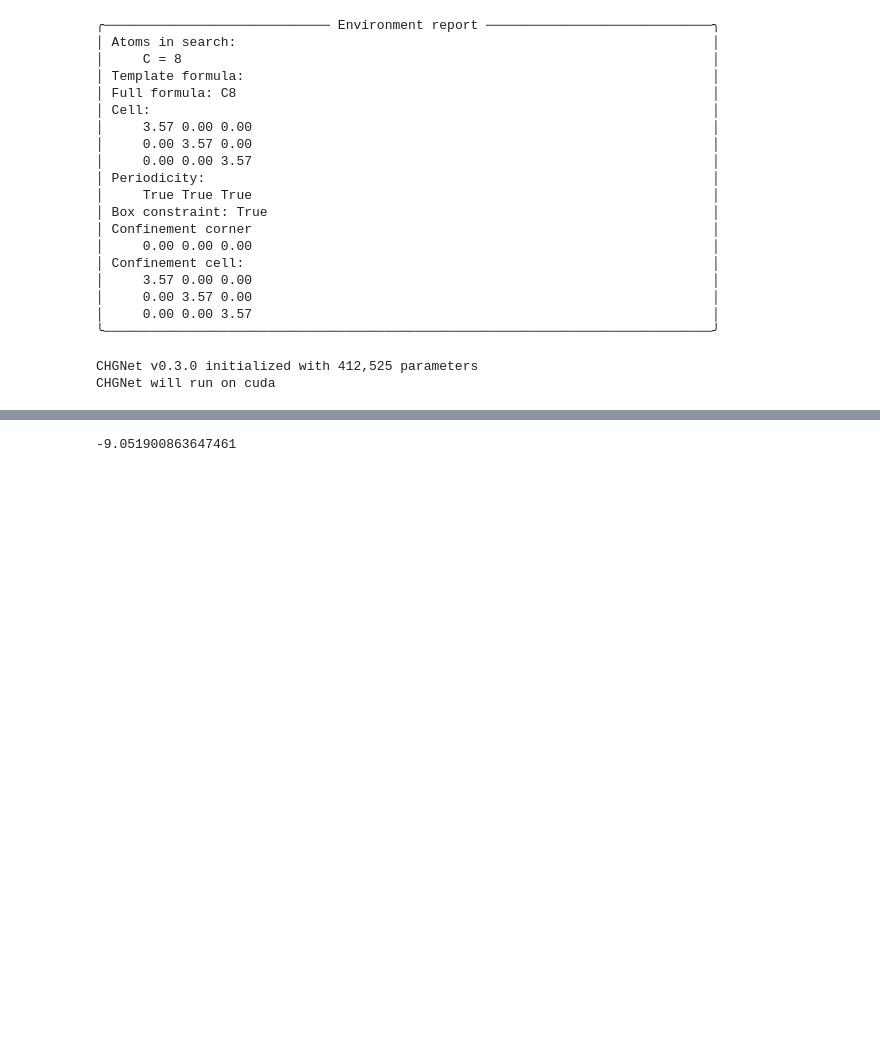
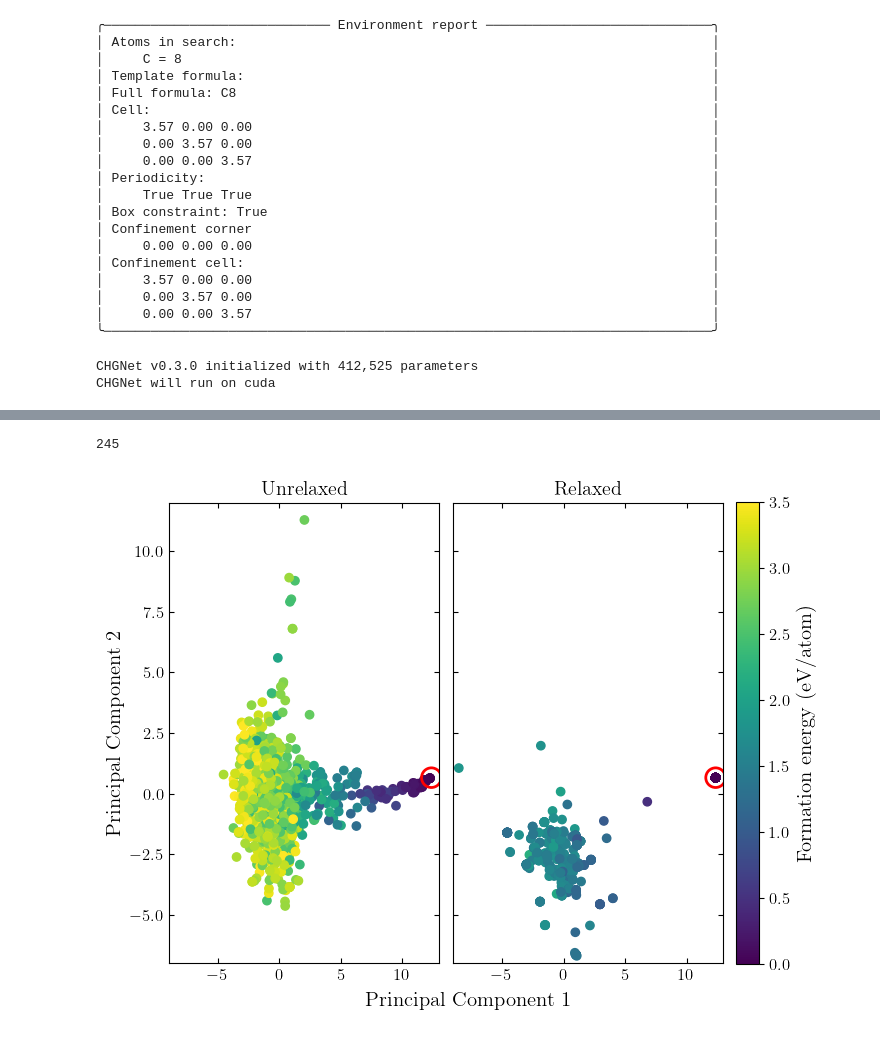
Before and after one commit to ExeQuantCode/RAFFLE, a Jupyter notebook: example/python_pkg/C_learn/DRAFFLE/sort_structures.ipynb, the cells around one changed output, grey strips where cells are left out. Saved outputs shown, nothing was run; the diff lists cells and outputs as text; code cells hidden in the pictures; blank space fills up the shorter version.

Commit message:
Improve pca plotting

```diff
--- a/example/python_pkg/C_learn/DRAFFLE/sort_structures.ipynb
+++ b/example/python_pkg/C_learn/DRAFFLE/sort_structures.ipynb
@@ -95,4 +94,5 @@ Repeats of unique structures:  [34, 21, 3, 2, 10, 3, 13, 2, 3, 3, 1, 17, 2, 7, 3
 # %%
 # Calculate energies per atom for each unique structure
-energies_per_atom = [structure.get_potential_energy() / len(structure) for structure in structures]
-delta_en_per_atom = np.array(energies_per_atom) - (-9.064090728759766)
+energies_per_atom = [structure.get_potential_energy() / len(structure) for structure in unrlxd_structures]
+unrlxd_delta_en_per_atom = np.array(energies_per_atom) - min_energy
+print("Unrelaxed min energy: ", np.min(energies_per_atom))
@@ -102,0 +101,4 @@ print(np.min(energies_per_atom))
+# %%
+energies_per_atom = [structure.get_potential_energy() / len(structure) for structure in rlxd_structures]
+rlxd_delta_en_per_atom = np.array(energies_per_atom) - min_energy
+print("Relaxed min energy: ", np.min(energies_per_atom))
@@ -166,2 +128,3 @@ print(pca.n_features_in_)
 # %%
-X_reduced = pca.transform(np.squeeze([arr for arr in descriptor.get_features(structures)]))
+unrlxd_X_reduced = pca.transform(np.squeeze([arr for arr in descriptor.get_features(unrlxd_structures)]))
+rlxd_X_reduced = pca.transform(np.squeeze([arr for arr in descriptor.get_features(rlxd_structures)]))
@@ -190,4 +131,63 @@ plt.colorbar(label='Energy above diamond (eV/atom)')
-# %%
-print(np.min(energies_per_atom))
-# %% [output]
--9.051900863647461
+# %%
+min_energy_index = np.argmin(rlxd_delta_en_per_atom)
+print(min_energy_index)
+# %% [output]
+245
+# %%
+fig, axes = plt.subplots(nrows=1, ncols=2, figsize=(8, 6))
+
+plt.subplots_adjust(wspace=0.05, hspace=0)
+
+max_en = min(3.5, max(np.max(unrlxd_delta_en_per_atom), np.max(rlxd_delta_en_per_atom)))
+
+axes[0].scatter(unrlxd_X_reduced[:, 0], unrlxd_X_reduced[:, 1], c=unrlxd_delta_en_per_atom, cmap="viridis", vmin = 0, vmax = max_en)
+axes[1].scatter(rlxd_X_reduced[:, 0], rlxd_X_reduced[:, 1], c=rlxd_delta_en_per_atom, cmap="viridis", vmin = 0, vmax = max_en)
+for ax in axes:
+  ax.scatter(rlxd_X_reduced[min_energy_index, 0], rlxd_X_reduced[min_energy_index, 1], s=200, edgecolor='red', facecolor='none', linewidth=2)
+
+fig.text(0.5, 0.04, 'Principal Component 1', ha='center', fontsize=15)
+axes[0].set_ylabel('Principal Component 2', fontsize=15)
+axes[0].set_title('Unrelaxed')
+axes[1].set_title('Relaxed')
+if identifier == "_VASP":
+  if rlxd_string == "rlxd":
+    xlims = [-11, 8]
+    ylims = [-5, 6]
+  else:
+    xlims = [-9, 13]
+    ylims = [-7, 12]
+else:
+  if rlxd_string == "rlxd":
+    xlims = [-11, 8]
+    ylims = [-5, 6]
+  else:
+    xlims = [-5, 13]
+    ylims = [-6.5, 13]
+
+for ax in axes:
+  ax.tick_params(axis='both', direction='in')
+  ax.set_xlim(xlims)
+  ax.set_ylim(ylims)
+
+# unify tick labels
+xticks = axes[0].get_xticks()
+xticks = xticks[(xticks >= xlims[0]) & (xticks <= xlims[1])]
+
+axes[1].set_xticks(xticks)
+axes[1].set_yticklabels([])
+axes[0].tick_params(axis='x', labelbottom=True, top=True)
+axes[1].tick_params(axis='x', labelbottom=True, top=True)
+axes[0].tick_params(axis='y', labelbottom=True, right=True)
+axes[1].tick_params(axis='y', labelbottom=True, right=True)
+
+# Make axes[0] and axes[1] the same width
+axes[0].set_box_aspect(1.7)
+axes[1].set_box_aspect(1.7)
+
+# Add colorbar next to the axes
+cbar = fig.colorbar(axes[1].collections[0], ax=axes, orientation='vertical', fraction=0.085, pad=0.02)
+cbar.set_label('Formation energy (eV/atom)', fontsize=15)
+
+plt.savefig('C_RAFFLE'+identifier+'_pca_'+rlxd_string+'_fit_seed'+str(seed)+'.pdf', bbox_inches='tight', pad_inches=0, facecolor=fig.get_facecolor(), edgecolor='none')
+# %% [output]
+[figure, added]
```
Also changed, not shown: parts of 19 cells of this notebook, 2 other files.
